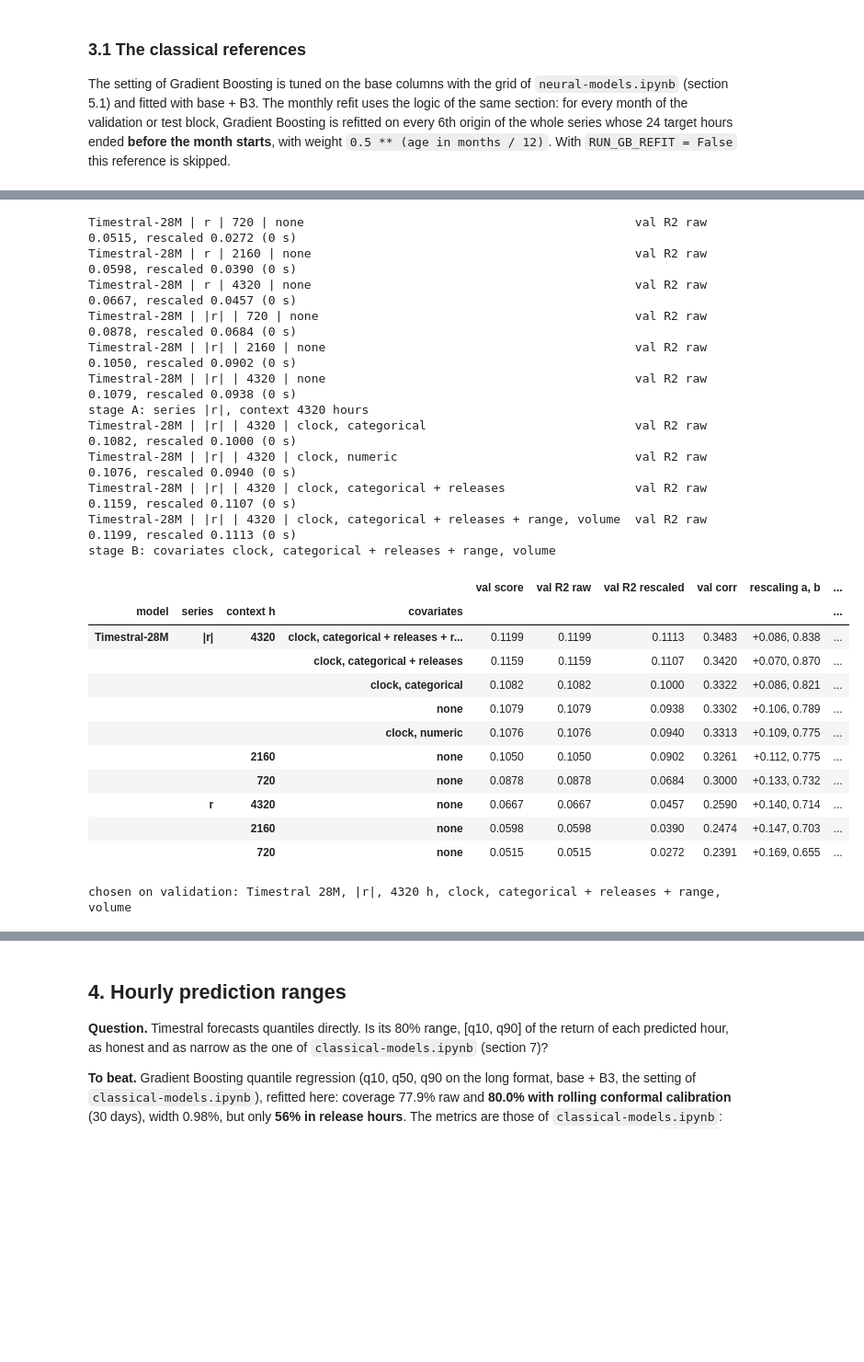
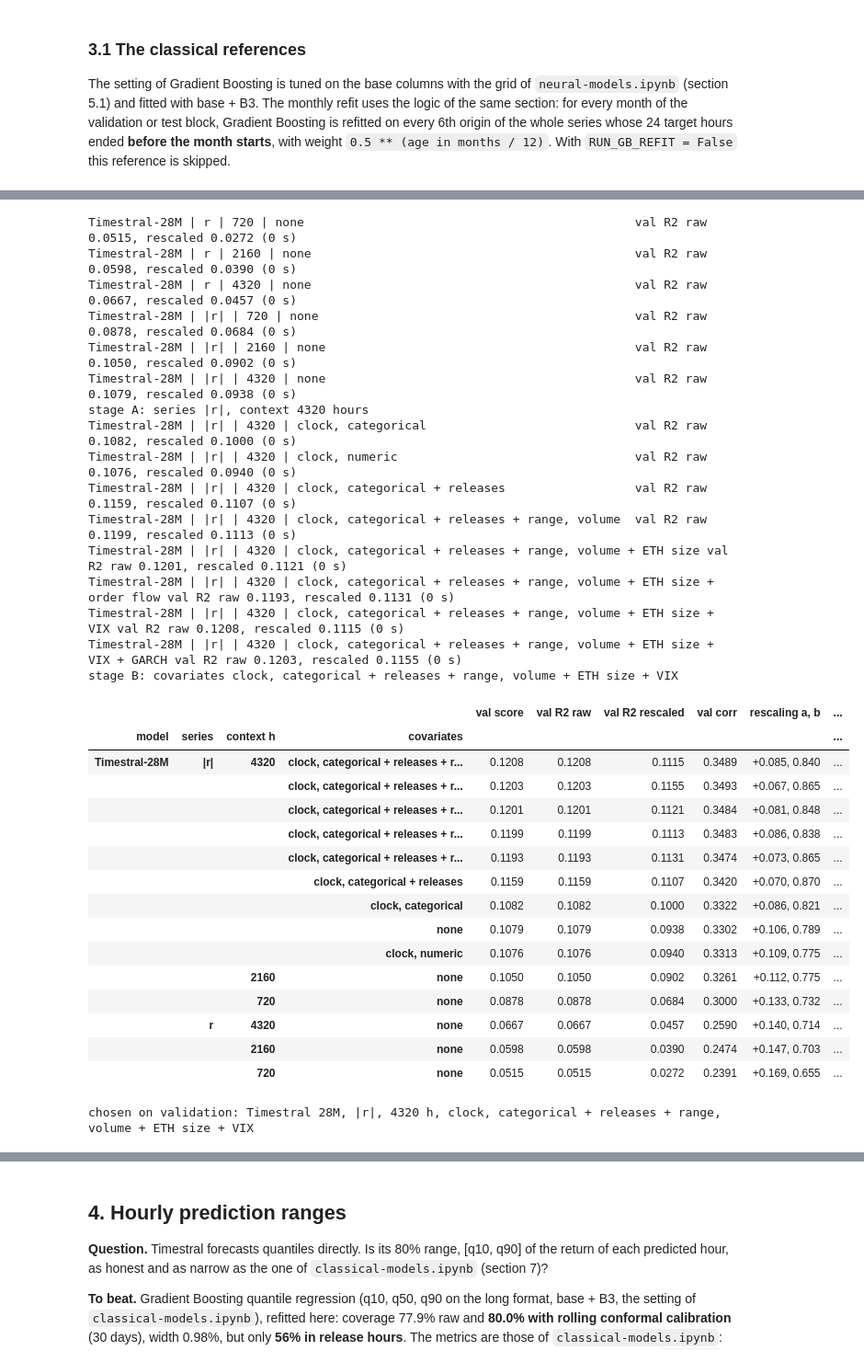
Before and after one commit to Descalabreitor/IAI600-final-project, a Jupyter notebook: timestral-zero-shot.ipynb, the cells around one changed output, grey strips where cells are left out. Shown at 92% size. Saved outputs shown, nothing was run; the diff lists cells and outputs as text; code cells hidden in the pictures; blank space fills up the shorter version.

```diff
--- a/timestral-zero-shot.ipynb
+++ b/timestral-zero-shot.ipynb
@@ -291,6 +417,10 @@ def padded(a):
 
 hl_pct = ((hourly["High"] - hourly["Low"]) / hourly["Close"]).values * U.PCT
 log_vol = np.log1p(hourly["Volume"].clip(lower=0).values)
+btc_bn, eth_bn = (load_binance(s).reindex(hourly.index) for s in ("BTCUSDT", "ETHUSDT"))   # data/binance_*_1h.csv.gz
+vix = align_levels(load_macro(os.path.join("data", "macro_raw.csv.gz")), pit=True)["VIX"]
+log_vix = np.log(vix.reindex(hourly.index, method="ffill", tolerance=pd.Timedelta(days=10)).values)
+assert np.isfinite(np.c_[eth_bn["ret"], btc_bn["buy_share"], btc_bn["trades"], log_vix]).all()
 SERIES = {"r": padded(ret), "|r|": padded(absr)}
 GROUPS = {   # covariate group -> (argument of TimestralForecaster.forecast, rows over the padded hours)
     "clock, categorical": ("categorical_known_covariates", np.vstack([ext_hour, ext_dow]).astype(float)),
@@ -298,6 +428,10 @@ GROUPS = {   # covariate group -> (argument of TimestralForecaster.forecast, row
                                                       (ext_dow >= 5).astype(float)])),
     "releases": ("known_covariates", target_hour_features(ext_index, releases)[B5].values.T.astype(float)),
     "range, volume": ("past_covariates", np.vstack([padded(hl_pct), padded(log_vol)])),
+    "ETH size": ("past_covariates", padded(eth_bn["ret"].abs())[None]),
+    "order flow": ("past_covariates", np.vstack([padded(btc_bn["buy_share"]), padded(np.log1p(btc_bn["trades"]))])),
+    "VIX": ("past_covariates", padded(log_vix)[None]),
+    "GARCH": ("past_covariates", padded(GARCH_SD)[None]),
 }
 assert all(rows.shape[1] == len(ext_index) for _, rows in GROUPS.values())
 
@@ -336,9 +470,12 @@ def timestral_quantiles(pos, series, ctx, covs=(), repo=MODEL):
     return cached(key, lambda: _forecast_quantiles(pos, series, ctx, covs, repo))
 
 
-def _forecast_quantiles(pos, series, ctx, covs, repo):
+def _forecast_quantiles(pos, series, ctx, covs, repo, batch=BATCH, series_values=None, groups=None):
+    # series_values, groups: replace SERIES[series] and GROUPS (the look-ahead check of section 2.1)
     model = forecaster(repo)
-    step = max(1, BATCH // (1 + sum(len(GROUPS[g][1]) for g in covs)))   # origins per pass: BATCH rows in all
+    values = SERIES[series] if series_values is None else series_values
+    groups = GROUPS if groups is None else groups
+    step = max(1, batch // (1 + sum(len(groups[g][1]) for g in covs)))   # origins per pass: `batch` rows in all
     out = []
     for i in range(0, len(pos), step):
         p = np.asarray(pos[i:i + step]) + PAD                        # positions in the padded series
@@ -346,11 +483,11 @@ def _forecast_quantiles(pos, series, ctx, covs, repo):
         all_idx = p[:, None] + np.arange(-ctx + 1, U.H_AHEAD + 1)     # the same and the 24 predicted hours
         kw = {}
         for g in covs:
-            arg, rows = GROUPS[g]
+            arg, rows = groups[g]
             x = rows[:, ctx_idx if arg == "past_covariates" else all_idx].transpose(1, 0, 2)   # (origins, rows, time)
             kw[arg] = x if arg not in kw else np.concatenate([kw[arg], x], axis=1)
         kw = {k: v.astype(np.float64 if k.startswith("categorical") else np.float32) for k, v in kw.items()}
-        f = model.forecast(SERIES[series][ctx_idx].astype(np.float32), prediction_length=U.H_AHEAD, **kw)
+        f = model.forecast(values[ctx_idx].astype(np.float32), prediction_length=U.H_AHEAD, **kw)
         out.append(f.quantiles[:, 0].float().cpu().numpy())
     if DEVICE.type == "cuda":
         torch.cuda.empty_cache()
@@ -358,7 +495,8 @@ def _forecast_quantiles(pos, series, ctx, covs, repo):
 
 
 # check on the first validation origins: shapes and the input of the first one
-_q = timestral_quantiles(P["val"][:4], "|r|", CONTEXTS[0], tuple(GROUPS) if fc.supports_known_covariates else ())
+_q = timestral_quantiles(P["val"][:4], "|r|", CONTEXTS[0], tuple(g for g in GROUPS if g != "clock, numeric")
+                         if fc.supports_known_covariates else ())
 assert _q.shape == (4, U.H_AHEAD, len(LEVELS)) and np.isfinite(_q).all()
 assert (np.diff(_q, axis=-1) >= -1e-6).all(), "quantiles must not cross"
 print(f"first validation origin {D['val'][0]}: forecast |r| of the next 3 hours {expected_abs(_q)[0, :3].round(3)}, "
@@ -390,25 +580,31 @@ make_abs_gb = lambda **p: HistGradientBoostingRegressor(early_stopping=False, ma
 t0 = time.time()
 grid = [{"learning_rate": lr, "max_depth": d} for lr in (0.05, 0.1) for d in (2, 3, 6)]
 X_tr_b, X_va_b = Xl("train", BASE), Xl("val", BASE)
-gb_rows = [{**p, "val R2": U.r2(ya["val"], make_abs_gb(**p).fit(X_tr_b, ya["train"]).predict(X_va_b))} for p in grid]
+gb_rows = [{**p, "val R2": U.r2(ya["val"], fit_cached(f"|r| GB {p}, base, train", lambda p=p: make_abs_gb(**p), X_tr_b, ya["train"])
+                                .predict(X_va_b))} for p in grid]
 del X_tr_b, X_va_b
 gb_tab = pd.DataFrame(gb_rows).sort_values("val R2", ascending=False)
 p_abs_gb = {"learning_rate": float(gb_tab.iloc[0]["learning_rate"]), "max_depth": int(gb_tab.iloc[0]["max_depth"])}
 display(gb_tab.round(4))
 
 GB_ABS, GB_REFIT, RULE = "Classical: GB, fitted once", "Classical: GB, monthly, half-life 12 months", "Baseline: last week x hour profile"
-abs_val = {RULE: rule_abs("val"), GB_ABS: make_abs_gb(**p_abs_gb).fit(XA["train"], ya["train"]).predict(XA["val"])}
-gb_once = make_abs_gb(**p_abs_gb).fit(XA["tv"], ya["tv"])         # kept for the export (section 3.6)
-abs_test = {RULE: rule_abs("test"), GB_ABS: gb_once.predict(XA["test"])}
+make_best = lambda: make_abs_gb(**p_abs_gb)
+gb_train = fit_cached(f"{GB_ABS}, train", make_best, XA["train"], ya["train"])
+gb_once = fit_cached(f"{GB_ABS}, train + validation", make_best, XA["tv"], ya["tv"], legacy=earlier(GB_ABS))   # export (3.7)
+abs_val = {RULE: rule_abs("val"), GARCH_NAME: garch_abs("val"), GB_ABS: gb_train.predict(XA["val"])}
+abs_test = {RULE: rule_abs("test"), GARCH_NAME: garch_abs("test"), GB_ABS: gb_once.predict(XA["test"])}
 
 if RUN_GB_REFIT:
     pool = np.arange(len(origins))[::STRIDE]                         # every 6th origin of the whole series
     P["pool"], Y["pool"], D["pool"] = pos_all[pool], y_all[pool], origins[pool]
     X_pool, y_pool = Xl("pool", BASE, H_BASE + B3), yl("pool")
+    XA["pool"] = X_pool
     pool_end, pool_origin = np.repeat(day_end[pool], 24), np.repeat(origins[pool], 24)
 
-    def refit_monthly(block, X_b, half_life=12):
+    def refit_monthly(block, X_b, half_life=12, Xp=None):
         # Every month of the block: Gradient Boosting fitted on the pool rows whose targets are known before the month
+        # (Xp: the pool rows with the same columns as X_b; X_pool by default)
+        Xp = X_pool if Xp is None else Xp
         org = np.repeat(D[block], 24)
         pred = np.empty(len(X_b))
         for m in pd.period_range(D[block][0], D[block][-1], freq="M"):
@@ -416,7 +612,8 @@ if RUN_GB_REFIT:
             fit = pool_end < start
             w = 0.5 ** ((start - pool_origin[fit]) / pd.Timedelta(days=30.44) / half_life)
             rows_m = (org >= start) & (org < (m + 1).start_time)
-            pred[rows_m] = make_abs_gb(**p_abs_gb).fit(X_pool[fit], y_pool[fit], sample_weight=w).predict(X_b[rows_m])
+            name = f"{GB_REFIT}, {Xp.shape[1]} columns, fitted for {m}"
+            pred[rows_m] = fit_cached(name, make_best, Xp[fit], y_pool[fit], np.asarray(w, float)).predict(X_b[rows_m])
         return pred
 
     for b, store in (("val", abs_val), ("test", abs_test)):
@@ -425,7 +622,7 @@ if RUN_GB_REFIT:
 
 REFS = [k for k in (GB_ABS, GB_REFIT) if k in abs_val]
 display(pd.DataFrame({k: {"val R2": U.r2(ya["val"], abs_val[k]), "test R2": U.r2(ya["test"], abs_test[k])}
-                      for k in [RULE] + REFS}).T.round(4))
+                      for k in [RULE, GARCH_NAME] + REFS}).T.round(4))
 print(f"setting {p_abs_gb}; neural-models.ipynb: GB fitted once 0.0947 / 0.1295, refitted monthly 0.1005 / 0.1479 "
       f"(validation / test) ({time.time() - t0:.0f} s)")
 # %% [output]
@@ -499,6 +697,8 @@ print(f"stage A: series {SERIES_CHOSEN}, context {CTX_CHOSEN} hours")
 STEPS = [("clock, categorical", "clock, numeric"), ("releases",), ("range, volume",)]
 if not fc.supports_known_covariates:
     STEPS = [("range, volume",)] if fc.supports_covariates else []
+if fc.supports_covariates:
+    STEPS += [("ETH size",), ("order flow",), ("VIX",), ("GARCH",)]  # past-only covariates
 covs, current = (), best_a
 for step in STEPS:
     top = max([run_variant(SERIES_CHOSEN, CTX_CHOSEN, covs + (g,)) for g in step], key=val_score)
@@ -506,35 +706,43 @@ for step in STEPS:
         covs, current = top["covs"], top
 COVS_CHOSEN = covs
 print(f"stage B: covariates {cov_name(COVS_CHOSEN)}")
 
 # Stage C: the chosen setting with the larger models
 for repo in EXTRA_MODELS:
     assert forecaster(repo).quantile_levels == fc.quantile_levels
     run_variant(SERIES_CHOSEN, CTX_CHOSEN, COVS_CHOSEN, repo)
 
 TS = max(RUNS.values(), key=val_score)                               # the setting chosen on validation
 TS_RESCALE = TS["row"]["val R2 rescaled"] > TS["row"]["val R2 raw"]
 TS_NAME = (f"Timestral {TS['repo'].split('-')[-1]}, {TS['series']}, {TS['ctx']} h, {cov_name(TS['covs'])}"
            + (", rescaled" if TS_RESCALE else ""))
 with pd.option_context("display.max_colwidth", 60):
     display(runs_table().round(4))
 print(f"chosen on validation: {TS_NAME}")
 # %% [output]
 Timestral-28M | r | 720 | none                                              val R2 raw 0.0515, rescaled 0.0272 (0 s)
 Timestral-28M | r | 2160 | none                                             val R2 raw 0.0598, rescaled 0.0390 (0 s)
 Timestral-28M | r | 4320 | none                                             val R2 raw 0.0667, rescaled 0.0457 (0 s)
 Timestral-28M | |r| | 720 | none                                            val R2 raw 0.0878, rescaled 0.0684 (0 s)
 Timestral-28M | |r| | 2160 | none                                           val R2 raw 0.1050, rescaled 0.0902 (0 s)
 Timestral-28M | |r| | 4320 | none                                           val R2 raw 0.1079, rescaled 0.0938 (0 s)
 stage A: series |r|, context 4320 hours
 Timestral-28M | |r| | 4320 | clock, categorical                             val R2 raw 0.1082, rescaled 0.1000 (0 s)
 Timestral-28M | |r| | 4320 | clock, numeric                                 val R2 raw 0.1076, rescaled 0.0940 (0 s)
 Timestral-28M | |r| | 4320 | clock, categorical + releases                  val R2 raw 0.1159, rescaled 0.1107 (0 s)
 Timestral-28M | |r| | 4320 | clock, categorical + releases + range, volume  val R2 raw 0.1199, rescaled 0.1113 (0 s)
-stage B: covariates clock, categorical + releases + range, volume
+Timestral-28M | |r| | 4320 | clock, categorical + releases + range, volume + ETH size val R2 raw 0.1201, rescaled 0.1121 (0 s)
+Timestral-28M | |r| | 4320 | clock, categorical + releases + range, volume + ETH size + order flow val R2 raw 0.1193, rescaled 0.1131 (0 s)
+Timestral-28M | |r| | 4320 | clock, categorical + releases + range, volume + ETH size + VIX val R2 raw 0.1208, rescaled 0.1115 (0 s)
+Timestral-28M | |r| | 4320 | clock, categorical + releases + range, volume + ETH size + VIX + GARCH val R2 raw 0.1203, rescaled 0.1155 (0 s)
+stage B: covariates clock, categorical + releases + range, volume + ETH size + VIX
 |  |  |  |  | val score | val R2 raw | val R2 rescaled | val corr | rescaling a, b | ... |
 | model | series | context h | covariates |  |  |  |  |  | ... |
-| Timestral-28M | |r| | 4320 | clock, categorical + releases + r... | 0.1199 | 0.1199 | 0.1113 | 0.3483 | +0.086, 0.838 | ... |
+| Timestral-28M | |r| | 4320 | clock, categorical + releases + r... | 0.1208 | 0.1208 | 0.1115 | 0.3489 | +0.085, 0.840 | ... |
+|  |  |  | clock, categorical + releases + r... | 0.1203 | 0.1203 | 0.1155 | 0.3493 | +0.067, 0.865 | ... |
+|  |  |  | clock, categorical + releases + r... | 0.1201 | 0.1201 | 0.1121 | 0.3484 | +0.081, 0.848 | ... |
+|  |  |  | clock, categorical + releases + r... | 0.1199 | 0.1199 | 0.1113 | 0.3483 | +0.086, 0.838 | ... |
+|  |  |  | clock, categorical + releases + r... | 0.1193 | 0.1193 | 0.1131 | 0.3474 | +0.073, 0.865 | ... |
 |  |  |  | clock, categorical + releases | 0.1159 | 0.1159 | 0.1107 | 0.3420 | +0.070, 0.870 | ... |
 |  |  |  | clock, categorical | 0.1082 | 0.1082 | 0.1000 | 0.3322 | +0.086, 0.821 | ... |
 |  |  |  | none | 0.1079 | 0.1079 | 0.0938 | 0.3302 | +0.106, 0.789 | ... |
@@ -544,7 +752,7 @@ stage B: covariates clock, categorical + releases + range, volume
 |  | r | 4320 | none | 0.0667 | 0.0667 | 0.0457 | 0.2590 | +0.140, 0.714 | ... |
 |  |  | 2160 | none | 0.0598 | 0.0598 | 0.0390 | 0.2474 | +0.147, 0.703 | ... |
 |  |  | 720 | none | 0.0515 | 0.0515 | 0.0272 | 0.2391 | +0.169, 0.655 | ... |
-chosen on validation: Timestral 28M, |r|, 4320 h, clock, categorical + releases + range, volume
+chosen on validation: Timestral 28M, |r|, 4320 h, clock, categorical + releases + range, volume + ETH size + VIX
 # %% [markdown]
 ### 3.3 Test block
 
```
Also changed, not shown: parts of 25 cells of this notebook, 2 other files.
